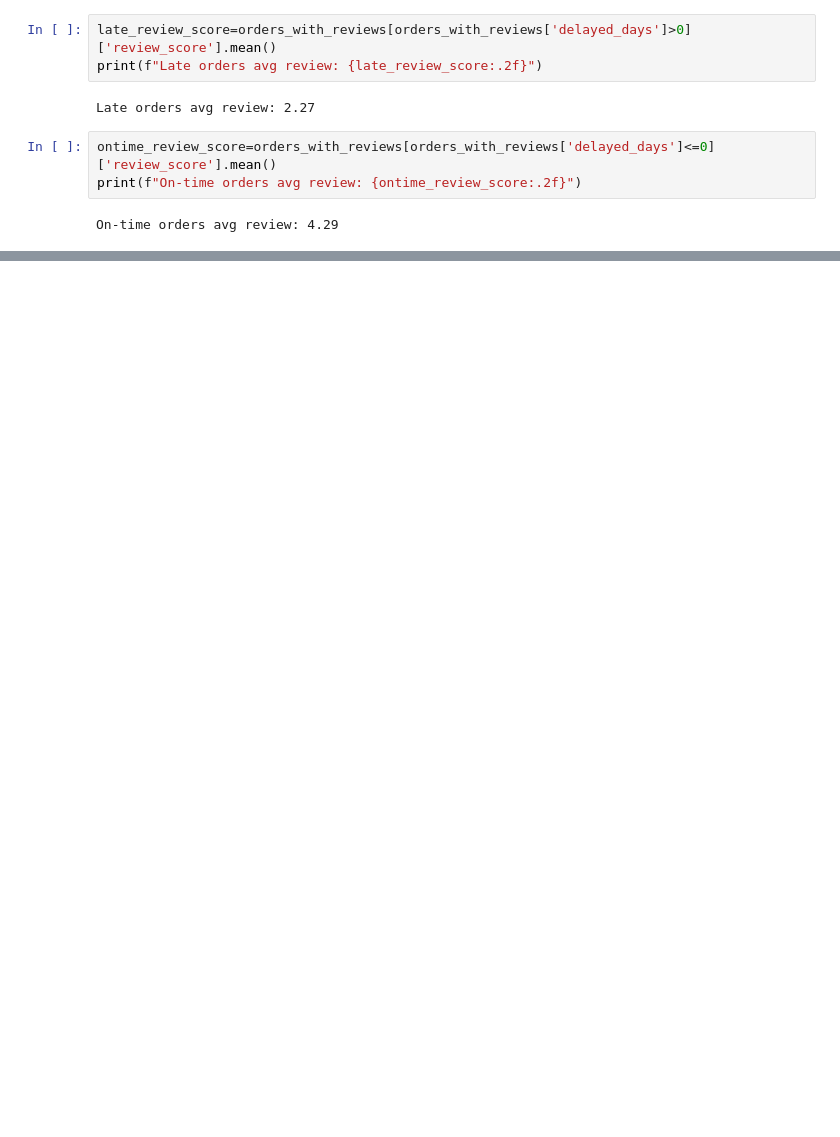
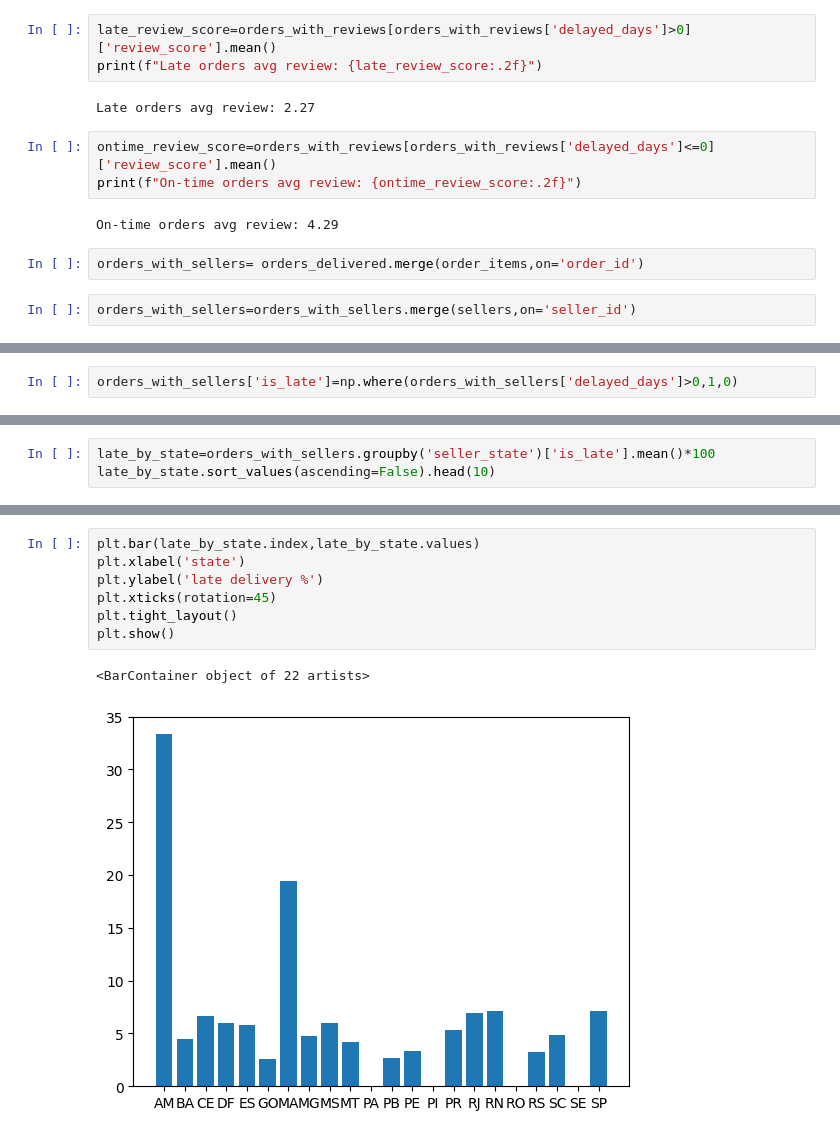
Before and after one commit to aksharasloka/data-analyst-portfolio, a Jupyter notebook: project-1-ecommerce/notebooks/03_delivery_analysis.ipynb, the cells around one changed output, grey strips where cells are left out. Saved outputs shown, nothing was run; the diff lists cells and outputs as text; blank space fills up the shorter version.

Commit message:
delivery analysis complete - late rate, review correlation, state breakdown

```diff
--- a/project-1-ecommerce/notebooks/03_delivery_analysis.ipynb
+++ b/project-1-ecommerce/notebooks/03_delivery_analysis.ipynb
@@ -101,3 +103,7 @@ ontime_review_score=orders_with_reviews[orders_with_reviews['delayed_days']<=0][
 print(f"On-time orders avg review: {ontime_review_score:.2f}")
 # %% [output]
 On-time orders avg review: 4.29
+# %%
+orders_with_sellers= orders_delivered.merge(order_items,on='order_id')
+# %%
+orders_with_sellers=orders_with_sellers.merge(sellers,on='seller_id')
@@ -103,0 +125,2 @@ On-time orders avg review: 4.29
+# %%
+orders_with_sellers['is_late']=np.where(orders_with_sellers['delayed_days']>0,1,0)
@@ -103,0 +136,3 @@ On-time orders avg review: 4.29
+# %%
+late_by_state=orders_with_sellers.groupby('seller_state')['is_late'].mean()*100
+late_by_state.sort_values(ascending=False).head(10)
@@ -103,0 +152,10 @@ On-time orders avg review: 4.29
+# %%
+plt.bar(late_by_state.index,late_by_state.values)
+plt.xlabel('state')
+plt.ylabel('late delivery %')
+plt.xticks(rotation=45)
+plt.tight_layout()
+plt.show()
+# %% [output]
+<BarContainer object of 22 artists>
+[figure, added]
```
Also changed, not shown: parts of 5 cells of this notebook.
